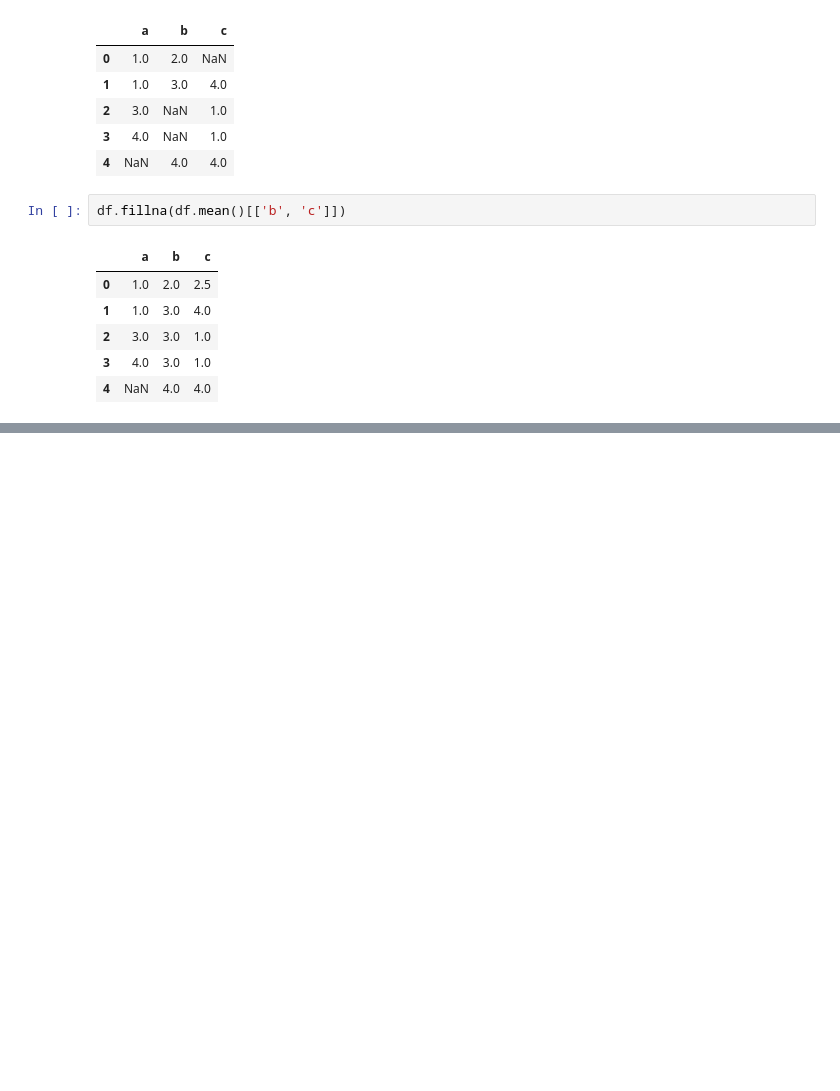
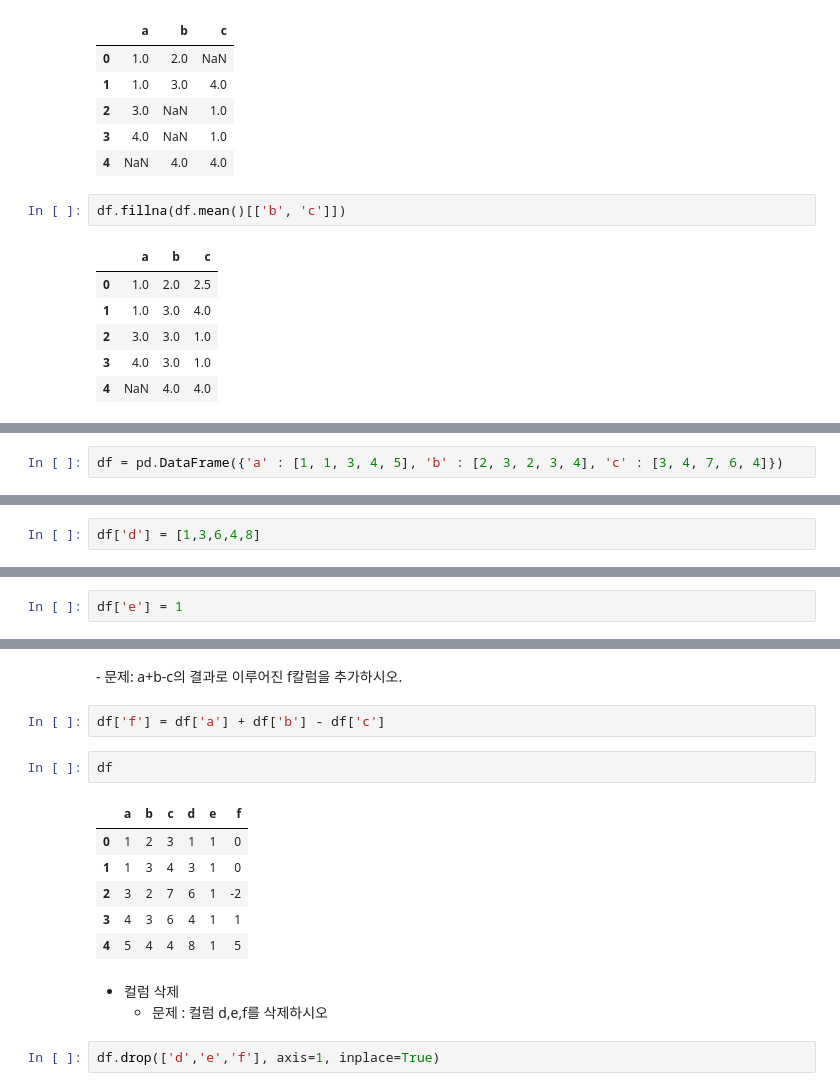
Before and after one commit to sleeptiger/STJ2, a Jupyter notebook: Python_basis.ipynb, the cells around one changed output, grey strips where cells are left out. Drawn from its saved outputs; the diff is of its cells as text; blank space fills up the shorter version.

```diff
--- a/Python_basis.ipynb
+++ b/Python_basis.ipynb
@@ -2120,0 +2291,2 @@ df.fillna(df.mean()[['b', 'c']])
+# %%
+df = pd.DataFrame({'a' : [1, 1, 3, 4, 5], 'b' : [2, 3, 2, 3, 4], 'c' : [3, 4, 7, 6, 4]})
@@ -2120,0 +2295,2 @@ df.fillna(df.mean()[['b', 'c']])
+# %%
+df['d'] = [1,3,6,4,8]
@@ -2120,0 +2308,2 @@ df.fillna(df.mean()[['b', 'c']])
+# %%
+df['e'] = 1
@@ -2120,0 +2319,18 @@ df.fillna(df.mean()[['b', 'c']])
+# %% [markdown]
+\- 문제: a+b-c의 결과로 이루어진 f칼럼을 추가하시오.
+# %%
+df['f'] = df['a'] + df['b'] - df['c']
+# %%
+df
+# %% [output]
+|  | a | b | c | d | e | f |
+| 0 | 1 | 2 | 3 | 1 | 1 | 0 |
+| 1 | 1 | 3 | 4 | 3 | 1 | 0 |
+| 2 | 3 | 2 | 7 | 6 | 1 | -2 |
+| 3 | 4 | 3 | 6 | 4 | 1 | 1 |
+| 4 | 5 | 4 | 4 | 8 | 1 | 5 |
+# %% [markdown]
+- 컬럼 삭제
+    - 문제 : 컬럼 d,e,f를 삭제하시오
+# %%
+df.drop(['d','e','f'], axis=1, inplace=True)
```
Also changed, not shown: parts of 135 cells of this notebook.
